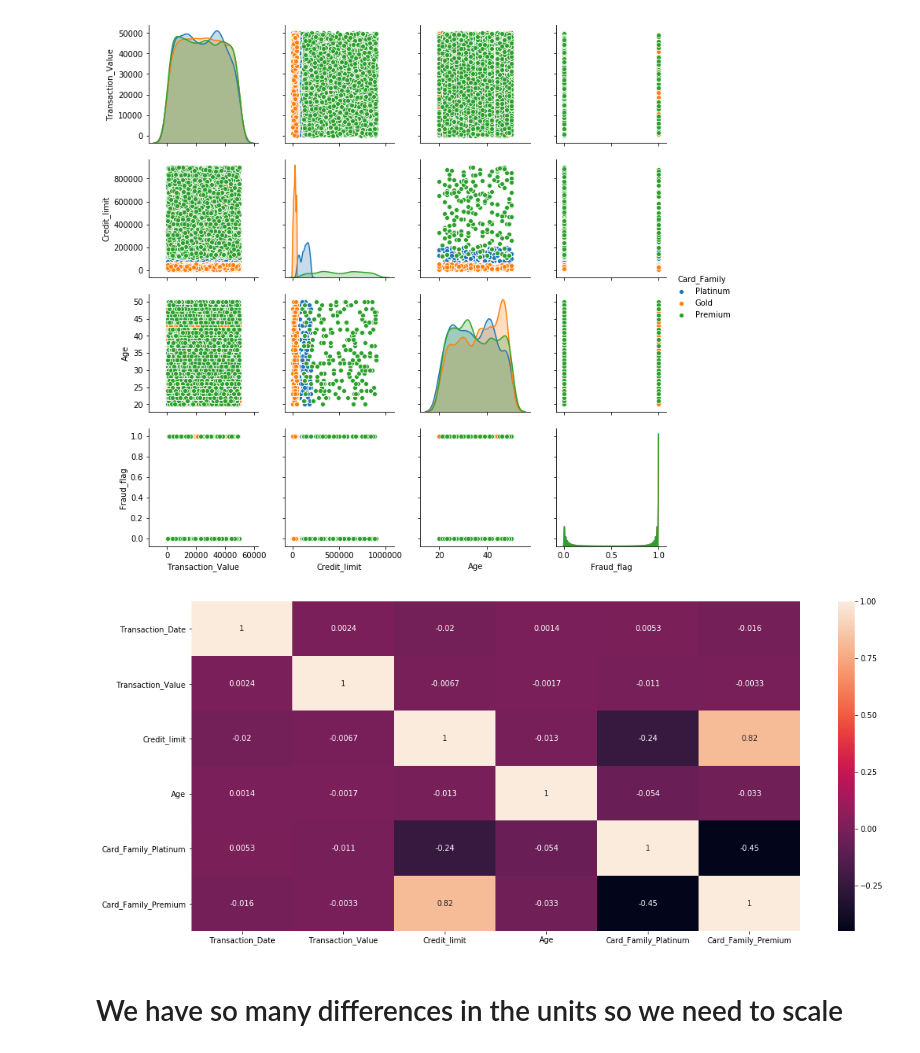
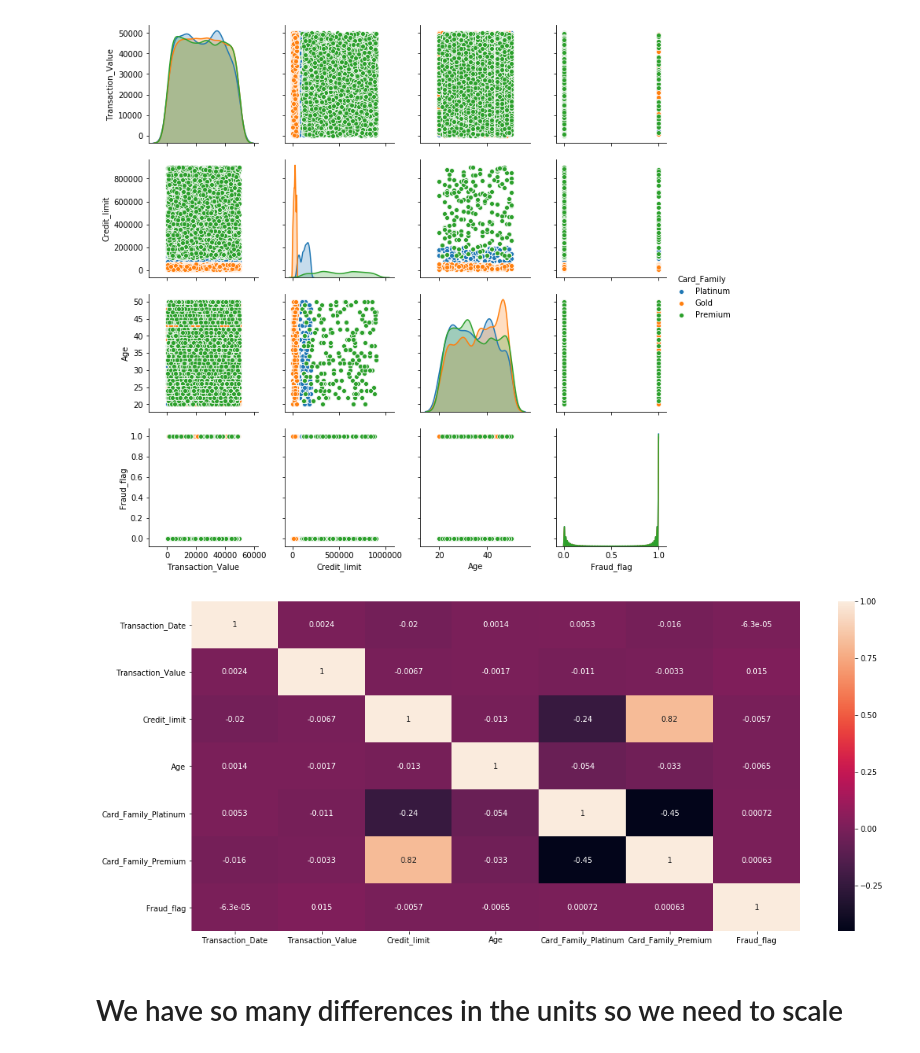
Before and after one commit to jbe1992/final-project, a Jupyter notebook: Credit Card Analysis and Fraud Detection.ipynb, the cells around one changed output. Drawn from its saved outputs; the diff is of its cells as text; code cells hidden in the pictures.

```diff
--- a/Credit Card Analysis and Fraud Detection.ipynb
+++ b/Credit Card Analysis and Fraud Detection.ipynb
@@ -78,6 +79,8 @@ engine = create_engine(connection_string)
 transaction_df = pd.read_sql(query, engine)
 # %%
 transaction_df_original = transaction_df.copy()
+# %%
+transaction_df = transaction_df_original.copy() # I created a copy for not having to do the read_sql if I want to restart the jupyter
 # %%
 transaction_df.head()
 # %% [output]
@@ -128,11 +187,13 @@ plt.show()
 [figure]
 # %%
 X, y = clean_df(transaction_df)
+# %%
+heatmap_df = pd.concat([X,y], axis = 1)
 # %%
-sns.heatmap(X.corr(), annot = True)
+sns.heatmap(heatmap_df.corr(), annot = True)
 plt.show()
 # %% [output]
-[figure, old version]
+[figure, new version]
 # %% [markdown]
 # We have so many differences in the units so we need to scale
 # %%
```
Also changed, not shown: parts of 28 cells of this notebook.
